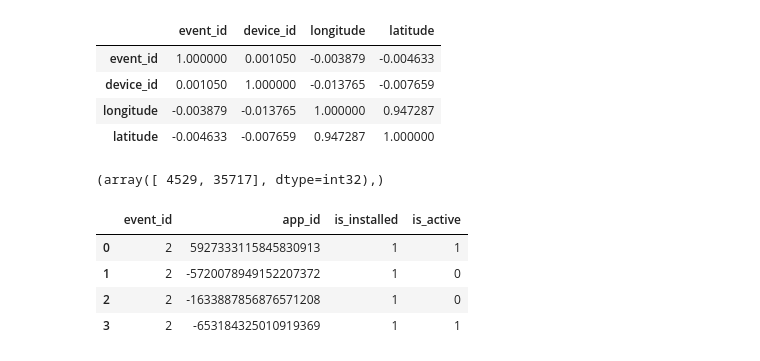
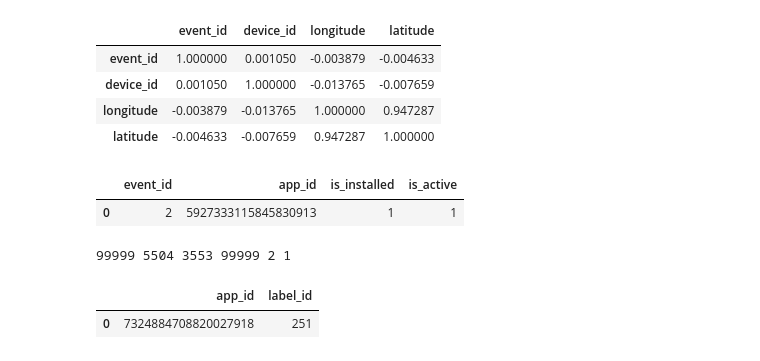
Before and after one commit to alokkumary2j/Talking-Data, a Jupyter notebook: UnderstandData.ipynb, the cells around one changed output. Drawn from its saved outputs; the diff is of its cells as text; code cells hidden in the pictures.

```diff
--- a/UnderstandData.ipynb
+++ b/UnderstandData.ipynb
@@ -97,15 +68,26 @@ plt.show()#If we ignore sudden 0's : 3rd most active person doesn't move/travel
-# %%
-#eventsData[]
-np.where(eventsData['device_id']==-9220329415676028483)
-# %% [output]
-(array([ 4529, 35717], dtype=int32),)
 # %%
 app_eventsData=pd.read_csv("app_events_subset.csv")
 # %%
-app_eventsData[0:4]
+app_eventsData[0:1]
 # %% [output]
 |  | event_id | app_id | is_installed | is_active |
 | 0 | 2 | 5927333115845830913 | 1 | 1 |
-| 1 | 2 | -5720078949152207372 | 1 | 0 |
-| 2 | 2 | -1633887856876571208 | 1 | 0 |
-| 3 | 2 | -653184325010919369 | 1 | 1 |
+# %%
+appDataGrpByObj=app_eventsData.groupby('app_id')
+eventsDataGrpByObj=app_eventsData.groupby('event_id')
+isActiveGrpByObj=app_eventsData.groupby('is_active')
+isInstalledGrpByObj=app_eventsData.groupby('is_installed')
+app_event_GrpByObj=app_eventsData.groupby(['app_id','event_id'])
+print(len(app_eventsData),len(appDataGrpByObj.groups),len(eventsDataGrpByObj.groups),
+      len(app_event_GrpByObj.groups),len(isActiveGrpByObj.groups),len(isInstalledGrpByObj.groups))
+#No Single PK for the Table app_events: (app_id,event_id) together makes the PK
+#2 Categorical Variables : is_active and is_installed
+#2 Continuous but Identity Columns : app_id and event_id
+# %% [output]
+99999 5504 3553 99999 2 1
+# %%
+app_labelsData=pd.read_csv("app_labels_subset.csv")
+app_labelsData[0:1]
+# %% [output]
+|  | app_id | label_id |
+| 0 | 7324884708820027918 | 251 |
```
Also changed, not shown: parts of 10 cells of this notebook.
